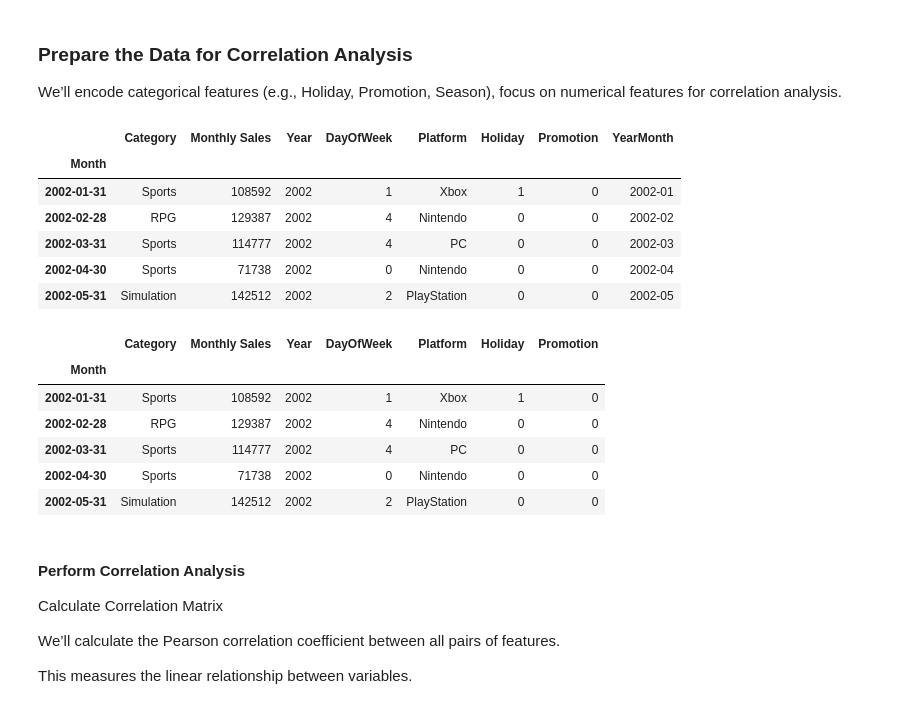
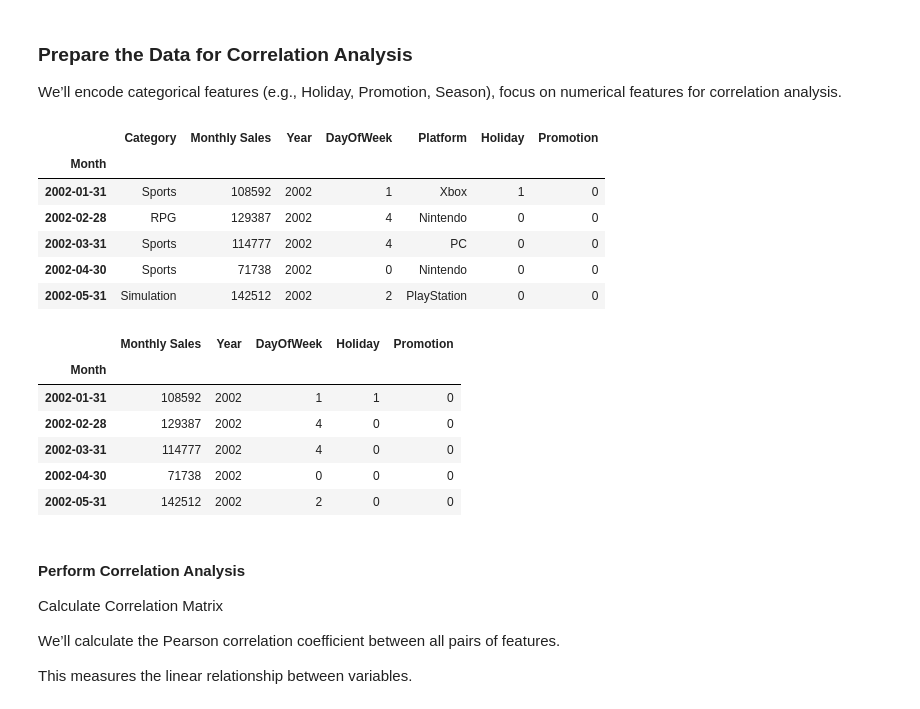
Before and after one commit to timeseriesgp3/project3_timeseries, a Jupyter notebook: forcast_1.ipynb, the cells around one changed output. Saved outputs shown, nothing was run; the diff lists cells and outputs as text; code cells hidden in the pictures.

```diff
--- a/forcast_1.ipynb
+++ b/forcast_1.ipynb
@@ -79,3 +83,6 @@ df = pd.read_excel('/content/drive/MyDrive/Colab Notebooks/Amdari_Work_Exp_Inter
+# %%
+#df = pd.read_csv(r"C:\Users\ibrah\Downloads\monthly_sales_data.csv", parse_dates=['Month'])
+df = pd.read_csv(r"C:\Users\ibrah\Downloads\monthly_sales_data.csv")
 # %%
 # Display the first few rows
 df.head()
@@ -99,0 +96,6 @@ df.head()
+# %%
+# Convert 'Month' to datetime and set as index
+df['Month'] = pd.to_datetime(df['Month'])
+df.set_index('Month', inplace=True)
+
+df.head()
@@ -440,33 +423,32 @@ We’ll encode categorical features (e.g., Holiday, Promotion, Season), focus on
 # %%
 df.head()
 # %% [output]
-|  | Category | Monthly Sales | Year | DayOfWeek | Platform | Holiday | Promotion | YearMonth |
-| Month |  |  |  |  |  |  |  |  |
-| 2002-01-31 | Sports | 108592 | 2002 | 1 | Xbox | 1 | 0 | 2002-01 |
-| 2002-02-28 | RPG | 129387 | 2002 | 4 | Nintendo | 0 | 0 | 2002-02 |
-| 2002-03-31 | Sports | 114777 | 2002 | 4 | PC | 0 | 0 | 2002-03 |
-| 2002-04-30 | Sports | 71738 | 2002 | 0 | Nintendo | 0 | 0 | 2002-04 |
-| 2002-05-31 | Simulation | 142512 | 2002 | 2 | PlayStation | 0 | 0 | 2002-05 |
+|  | Category | Monthly Sales | Year | DayOfWeek | Platform | Holiday | Promotion |
+| Month |  |  |  |  |  |  |  |
+| 2002-01-31 | Sports | 108592 | 2002 | 1 | Xbox | 1 | 0 |
+| 2002-02-28 | RPG | 129387 | 2002 | 4 | Nintendo | 0 | 0 |
+| 2002-03-31 | Sports | 114777 | 2002 | 4 | PC | 0 | 0 |
+| 2002-04-30 | Sports | 71738 | 2002 | 0 | Nintendo | 0 | 0 |
+| 2002-05-31 | Simulation | 142512 | 2002 | 2 | PlayStation | 0 | 0 |
 # %%
 # Encode categorical features
 df_encoded = df.copy()
 df_encoded['Holiday'] = df_encoded['Holiday'].astype(int)
 df_encoded['Promotion'] = df_encoded['Promotion'].astype(int)
 
-
 # Select all features (numerical + encoded categorical)
-all_features = df_encoded[['Category','Monthly Sales', 'Year', 'DayOfWeek', 'Platform', 'Holiday', 'Promotion']]
+all_features = df_encoded[['Monthly Sales', 'Year', 'DayOfWeek', 'Holiday', 'Promotion']]
 
 # Display the first few rows
 all_features.head()
 # %% [output]
-|  | Category | Monthly Sales | Year | DayOfWeek | Platform | Holiday | Promotion |
-| Month |  |  |  |  |  |  |  |
-| 2002-01-31 | Sports | 108592 | 2002 | 1 | Xbox | 1 | 0 |
-| 2002-02-28 | RPG | 129387 | 2002 | 4 | Nintendo | 0 | 0 |
-| 2002-03-31 | Sports | 114777 | 2002 | 4 | PC | 0 | 0 |
-| 2002-04-30 | Sports | 71738 | 2002 | 0 | Nintendo | 0 | 0 |
-| 2002-05-31 | Simulation | 142512 | 2002 | 2 | PlayStation | 0 | 0 |
+|  | Monthly Sales | Year | DayOfWeek | Holiday | Promotion |
+| Month |  |  |  |  |  |
+| 2002-01-31 | 108592 | 2002 | 1 | 1 | 0 |
+| 2002-02-28 | 129387 | 2002 | 4 | 0 | 0 |
+| 2002-03-31 | 114777 | 2002 | 4 | 0 | 0 |
+| 2002-04-30 | 71738 | 2002 | 0 | 0 | 0 |
+| 2002-05-31 | 142512 | 2002 | 2 | 0 | 0 |
 # %% [markdown]
 #### Perform Correlation Analysis
 Calculate Correlation Matrix
```
Also changed, not shown: parts of 83 cells of this notebook, 11 other files.
